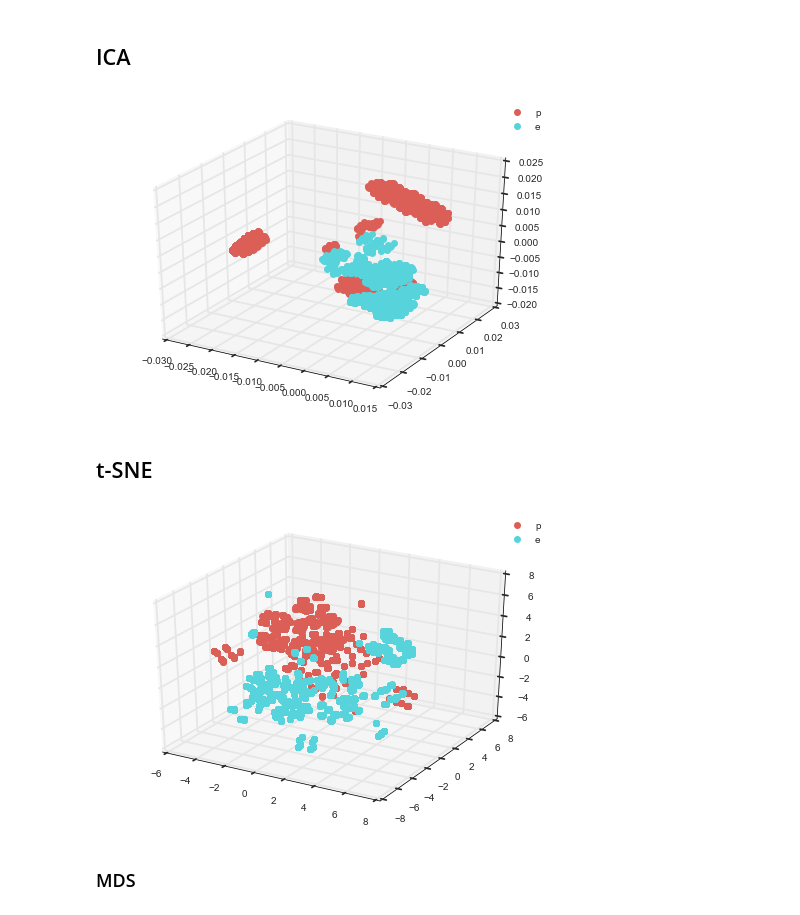
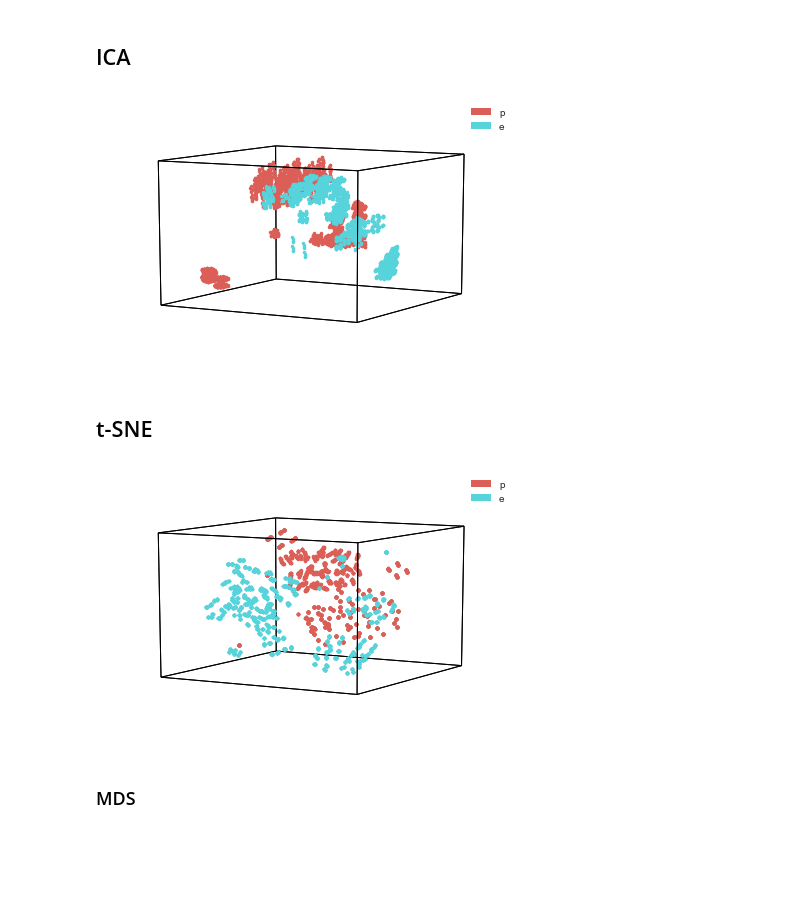
Before and after one commit to ContextLab/hypertools-paper-notebooks, a Jupyter notebook: mushrooms.ipynb, the cells around one changed output. Drawn from its saved outputs; the diff is of its cells as text; code cells hidden in the pictures; blank space fills up the shorter version.

```diff
--- a/mushrooms.ipynb
+++ b/mushrooms.ipynb
@@ -65,6 +61,6 @@ reduced_data_ICA = ICA_model.fit_transform(hyp.tools.df2mat(data))
 # %% [markdown]
 ## ICA
 # %%
-hyp.plot(reduced_data_ICA,'o', group=class_labels, legend=list(set(class_labels)))
+_, _, reduced_data_ICA3, _ = hyp.plot(data, '.', group=class_labels, legend=list(set(class_labels)), model='FastICA',  ndims=3)
 # %% [output]
-[figure, old version]
+[figure, new version]
@@ -75,6 +67,6 @@ reduced_data_TSNE = TSNE_model.fit_transform(hyp.tools.df2mat(data))
 # %% [markdown]
 ## t-SNE
 # %%
-hyp.plot(reduced_data_TSNE,'o', group=class_labels, legend=list(set(class_labels)))
+_, _, reduced_data_TSNE3, _ = hyp.plot(data, '.', group=class_labels, legend=list(set(class_labels)), model='TSNE', ndims=3)
 # %% [output]
-[figure, old version]
+[figure, new version]
```
Also changed, not shown: parts of 14 cells of this notebook, 3 other files.
